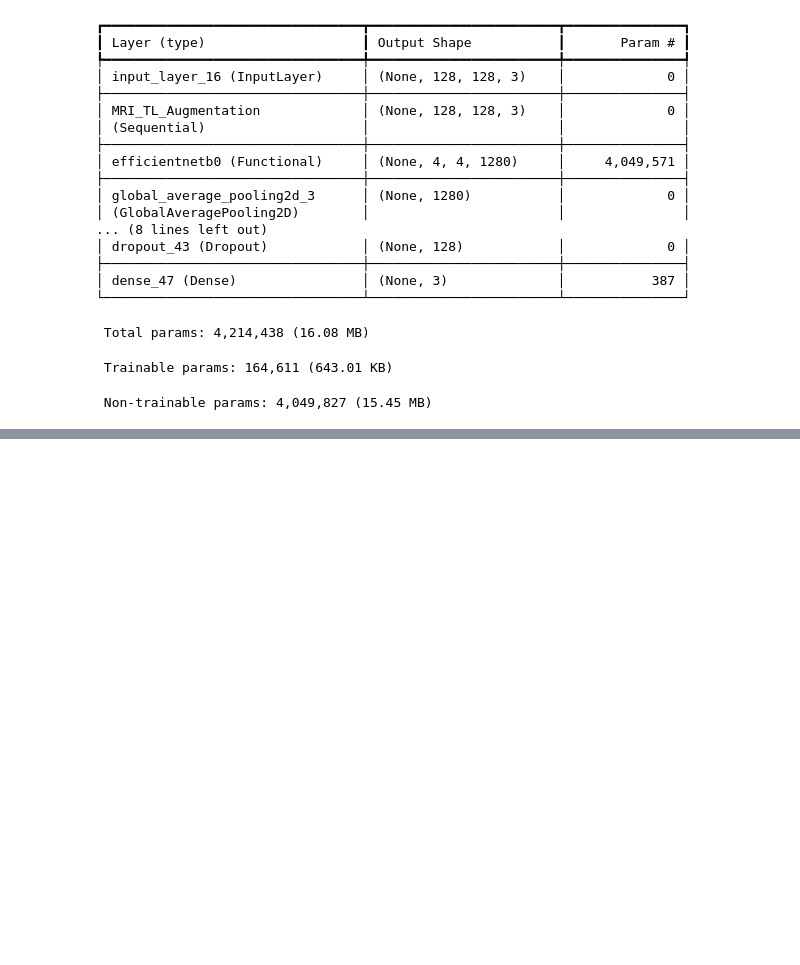
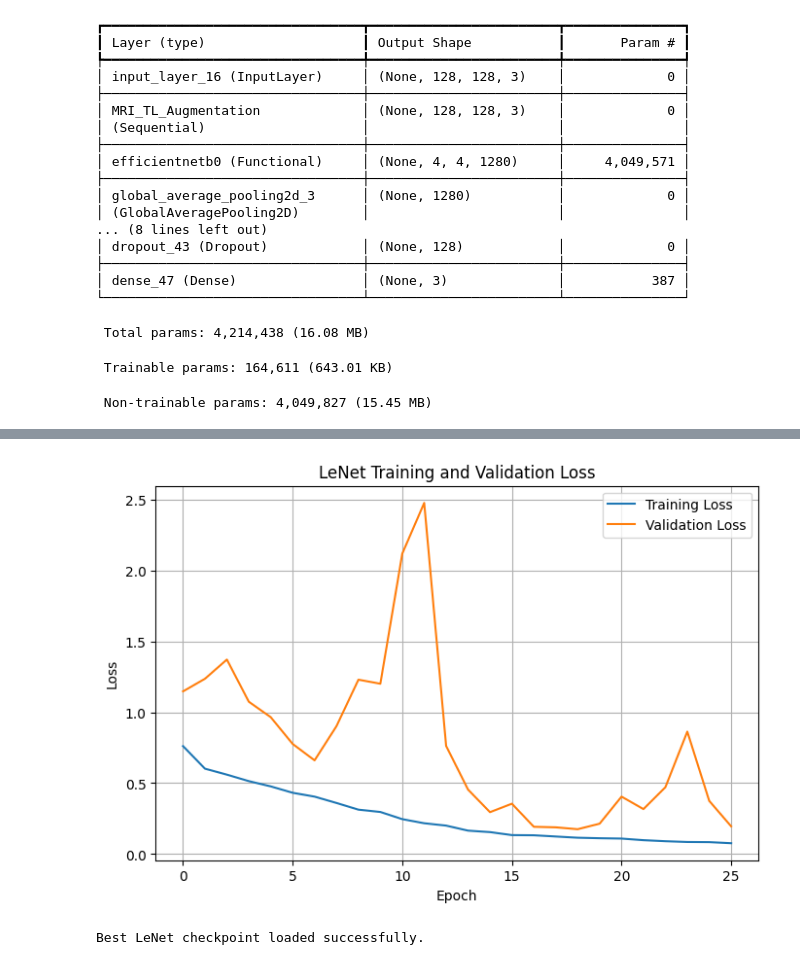
Before and after one commit to VanshitaRawat24/Brain_Tumor_Detection, a Jupyter notebook: notebooks/03_deep_learning_models.ipynb, the cells around one changed output, grey strips where cells are left out. Cells and saved outputs as stored; diff of their text form; code cells hidden in the pictures; blank space fills up the shorter version.

```diff
--- a/notebooks/03_deep_learning_models.ipynb
+++ b/notebooks/03_deep_learning_models.ipynb
@@ -3453,0 +3267,25 @@ Macro F1       : 0.8611
+# %%
+# ============================================================
+# TRAIN LENET
+# ============================================================
+
+history_lenet = lenet_model.fit(
+
+    X_train_lenet,
+    y_train_cnn,
+
+    validation_data=(
+        X_val_lenet,
+        y_val_cnn
+    ),
+
+    epochs=EPOCHS,
+
+    batch_size=BATCH_SIZE,
+
+    class_weight=lenet_class_weights,
+
+    callbacks=lenet_callbacks,
+
+    verbose=1
+)
@@ -3453,0 +3337,33 @@ Macro F1       : 0.8611
+# %%
+plt.figure(figsize=(8, 5))
+
+plt.plot(
+    history_lenet.history["loss"],
+    label="Training Loss"
+)
+
+plt.plot(
+    history_lenet.history["val_loss"],
+    label="Validation Loss"
+)
+
+plt.xlabel("Epoch")
+plt.ylabel("Loss")
+plt.title("LeNet Training and Validation Loss")
+plt.legend()
+plt.grid(True)
+plt.show()
+# %% [output]
+[figure, added]
+# %%
+# ============================================================
+# LOAD BEST MODEL
+# ============================================================
+
+best_lenet = keras.models.load_model(
+    "results/cnn_models/best_lenet.keras"
+)
+
+print("Best LeNet checkpoint loaded successfully.")
+# %% [output]
+Best LeNet checkpoint loaded successfully.
```
Also changed, not shown: parts of 108 cells of this notebook.
